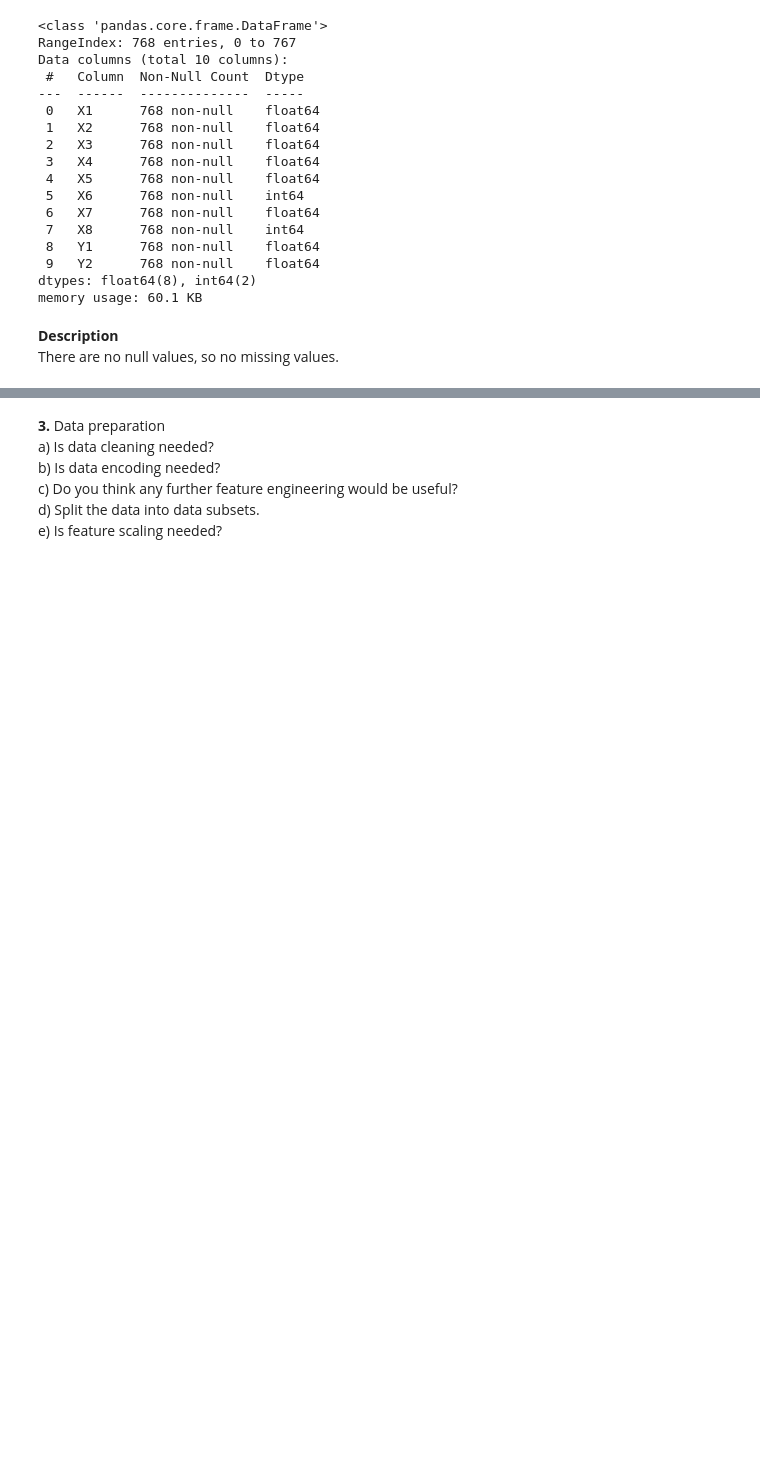
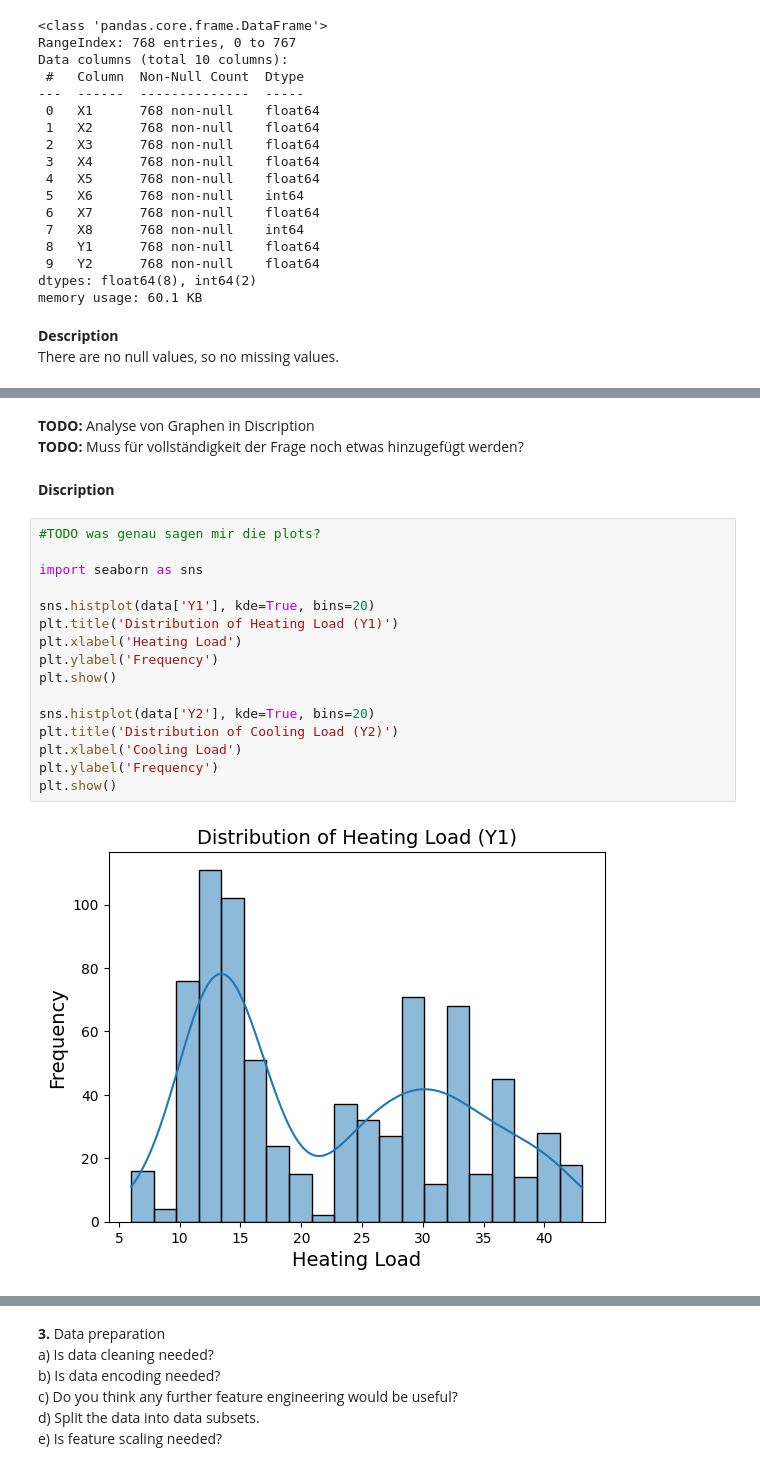
Before and after one commit to YunusEA12/ENERGY, a Jupyter notebook: Project1-Gruppe08-Energy.ipynb, the cells around one changed output, grey strips where cells are left out. Cells and saved outputs as stored; diff of their text form; blank space fills up the shorter version.

```diff
--- a/Project1-Gruppe08-Energy.ipynb
+++ b/Project1-Gruppe08-Energy.ipynb
@@ -93,0 +131,23 @@ data.describe()
+# %% [markdown]
+**TODO:** Analyse von Graphen in Discription
+**TODO:** Muss für vollständigkeit der Frage noch etwas hinzugefügt werden?
+# %% [markdown]
+**Discription**
+# %%
+#TODO was genau sagen mir die plots?
+
+import seaborn as sns
+
+sns.histplot(data['Y1'], kde=True, bins=20)
+plt.title('Distribution of Heating Load (Y1)')
+plt.xlabel('Heating Load')
+plt.ylabel('Frequency')
+plt.show()
+
+sns.histplot(data['Y2'], kde=True, bins=20)
+plt.title('Distribution of Cooling Load (Y2)')
+plt.xlabel('Cooling Load')
+plt.ylabel('Frequency')
+plt.show()
+# %% [output]
+[figure, added]
```
Also changed, not shown: parts of 11 cells of this notebook, 2 other files.
